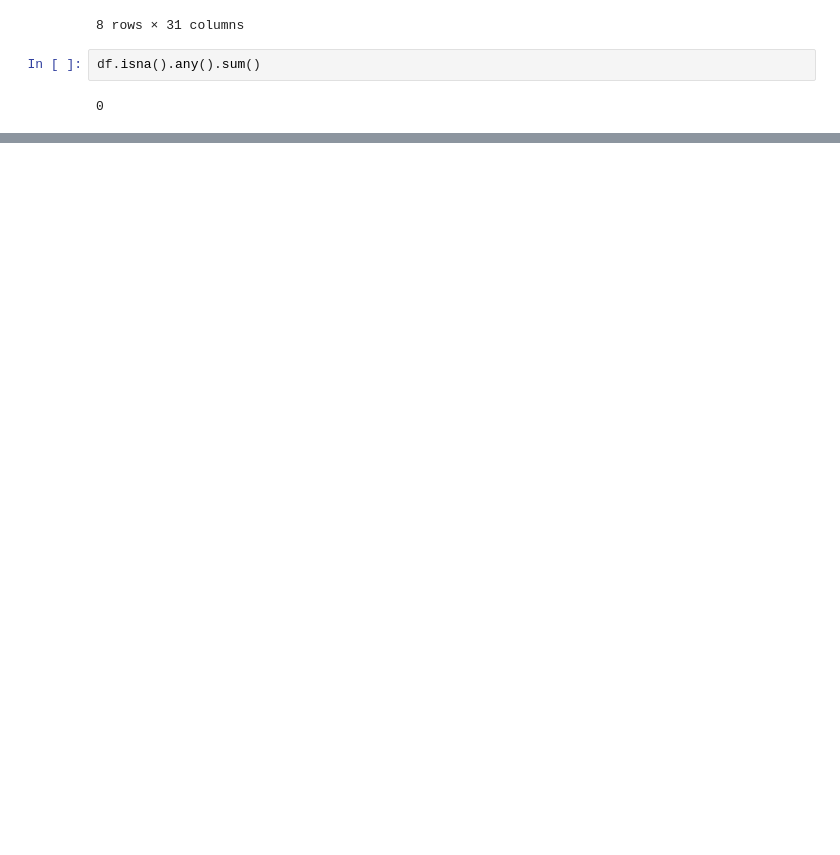
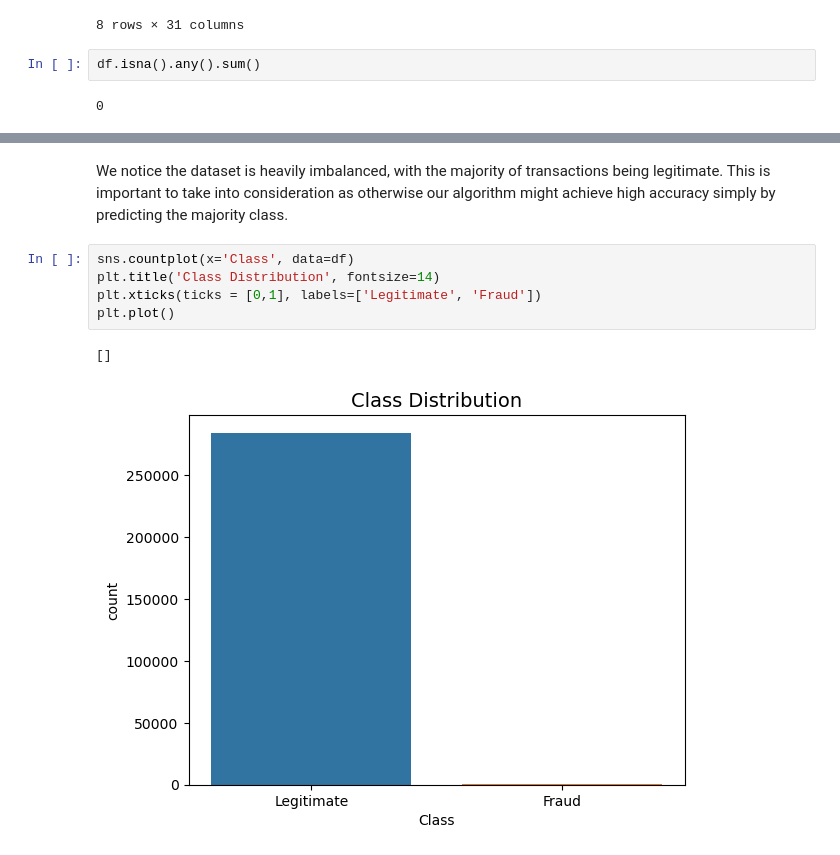
Before and after one commit to nadinezab/fraud-detection, a Jupyter notebook: Fraud-Detection.ipynb, the cells around one changed output, grey strips where cells are left out. Saved outputs shown, nothing was run; the diff lists cells and outputs as text; blank space fills up the shorter version.

Commit message:
added EDA plot

```diff
--- a/Fraud-Detection.ipynb
+++ b/Fraud-Detection.ipynb
@@ -61,0 +70,10 @@ df.isna().any().sum()
+# %% [markdown]
+We notice the dataset is heavily imbalanced, with the majority of transactions being legitimate. This is important to take into consideration as otherwise our algorithm might achieve high accuracy simply by predicting the majority class.
+# %%
+sns.countplot(x='Class', data=df)
+plt.title('Class Distribution', fontsize=14)
+plt.xticks(ticks = [0,1], labels=['Legitimate', 'Fraud'])
+plt.plot()
+# %% [output]
+[]
+[figure, added]
```
Also changed, not shown: parts of 2 cells of this notebook.
